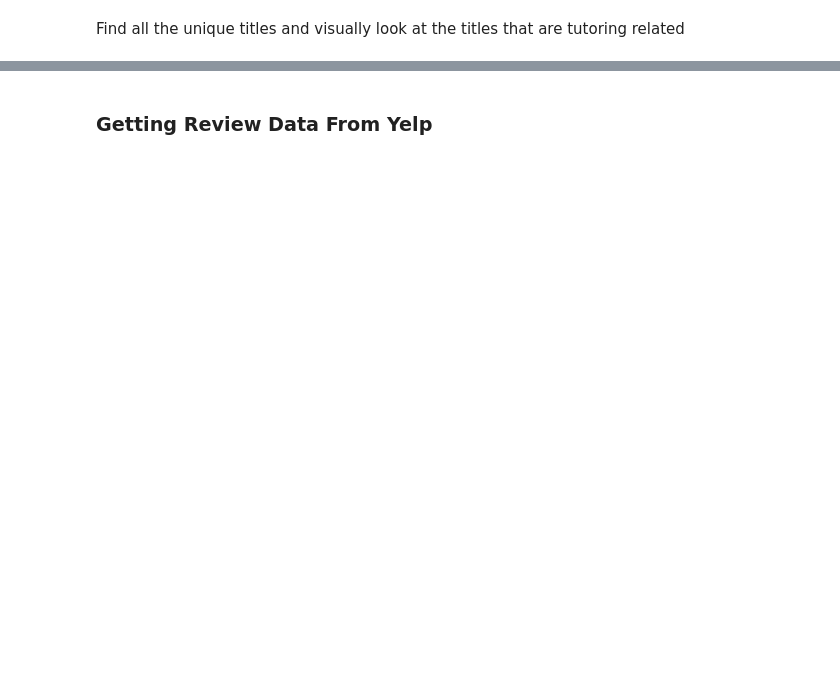
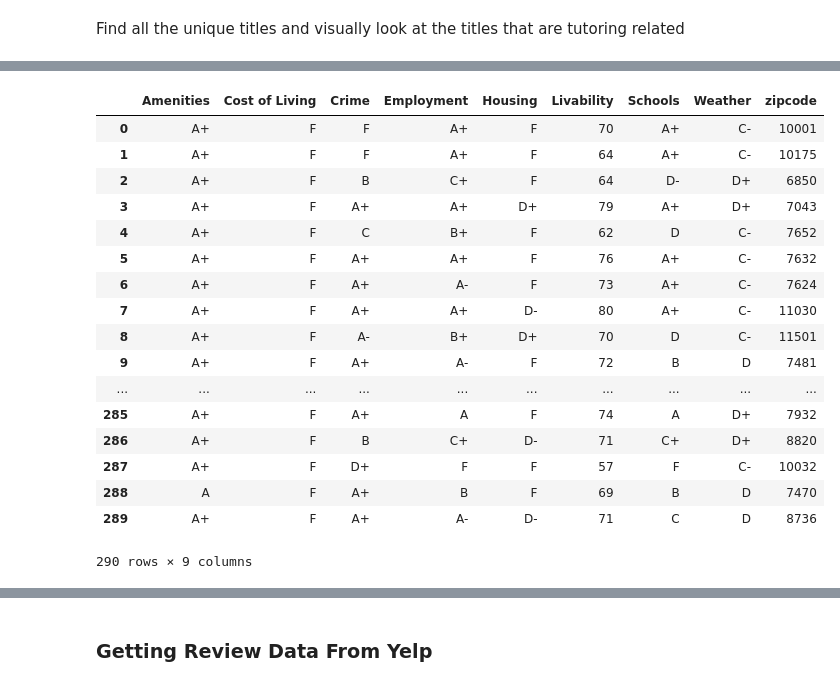
Before and after one commit to rvent/Tutoring_Company_Project, a Jupyter notebook: DataGatherNB.ipynb, the cells around one changed output, grey strips where cells are left out. Saved outputs shown, nothing was run; the diff lists cells and outputs as text; code cells hidden in the pictures; blank space fills up the shorter version.

Commit message:
gather area info

```diff
--- a/DataGatherNB.ipynb
+++ b/DataGatherNB.ipynb
@@ -279,0 +281,23 @@ We reduced the our data by almost 100 entries
+# %%
+zipcode_df1 = pd.read_json("living_area.json").reset_index().drop(["index"], axis=1)
+# %%
+zipcode_df1
+# %% [output]
+|  | Amenities | Cost of Living | Crime | Employment | Housing | Livability | Schools | Weather | zipcode |
+| 0 | A+ | F | F | A+ | F | 70 | A+ | C- | 10001 |
+| 1 | A+ | F | F | A+ | F | 64 | A+ | C- | 10175 |
+| 2 | A+ | F | B | C+ | F | 64 | D- | D+ | 6850 |
+| 3 | A+ | F | A+ | A+ | D+ | 79 | A+ | D+ | 7043 |
+| 4 | A+ | F | C | B+ | F | 62 | D | C- | 7652 |
+| 5 | A+ | F | A+ | A+ | F | 76 | A+ | C- | 7632 |
+| 6 | A+ | F | A+ | A- | F | 73 | A+ | C- | 7624 |
+| 7 | A+ | F | A+ | A+ | D- | 80 | A+ | C- | 11030 |
+| 8 | A+ | F | A- | B+ | D+ | 70 | D | C- | 11501 |
+| 9 | A+ | F | A+ | A- | F | 72 | B | D | 7481 |
+| ... | ... | ... | ... | ... | ... | ... | ... | ... | ... |
+| 285 | A+ | F | A+ | A | F | 74 | A | D+ | 7932 |
+| 286 | A+ | F | B | C+ | D- | 71 | C+ | D+ | 8820 |
+| 287 | A+ | F | D+ | F | F | 57 | F | C- | 10032 |
+| 288 | A | F | A+ | B | F | 69 | B | D | 7470 |
+| 289 | A+ | F | A+ | A- | D- | 71 | C | D | 8736 |
+290 rows × 9 columns
```
Also changed, not shown: parts of 106 cells of this notebook.
